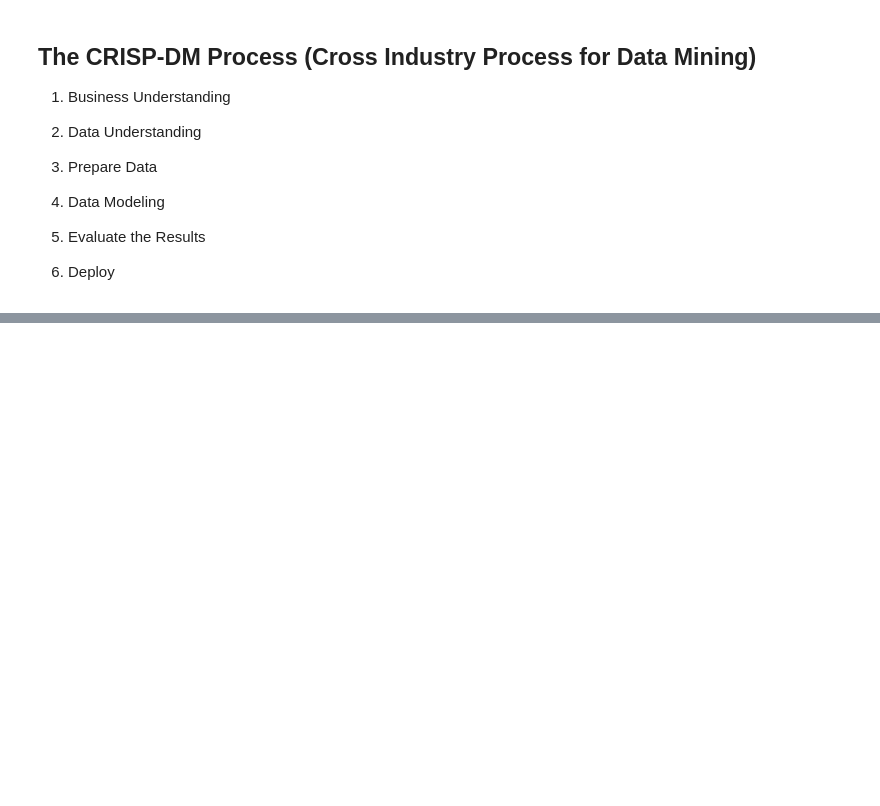
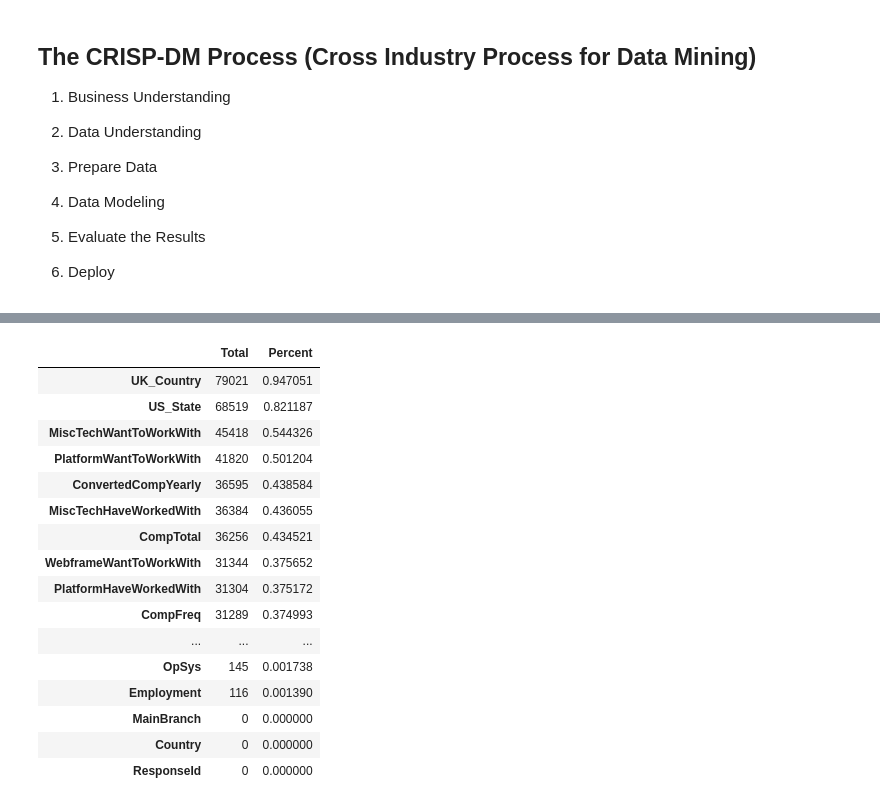
Before and after one commit to JosephArcila/Differences-from-Top-Data-Scientists, a Jupyter notebook: Untitled.ipynb, the cells around one changed output, grey strips where cells are left out. Drawn from its saved outputs; the diff is of its cells as text; code cells hidden in the pictures; blank space fills up the shorter version.

```diff
--- a/Untitled.ipynb
+++ b/Untitled.ipynb
@@ -276,0 +93,24 @@ jp_em = survey_results_public.loc[(survey_results_public['Country'] == 'Japan')
+# %%
+#missing data
+total = stackover.isnull().sum().sort_values(ascending=False)
+percent = (stackover.isnull().sum()/stackover.isnull().count()).sort_values(ascending=False)
+missing_data = pd.concat([total, percent], axis=1, keys=['Total', 'Percent'])
+missing_data
+# %% [output]
+|  | Total | Percent |
+| UK_Country | 79021 | 0.947051 |
+| US_State | 68519 | 0.821187 |
+| MiscTechWantToWorkWith | 45418 | 0.544326 |
+| PlatformWantToWorkWith | 41820 | 0.501204 |
+| ConvertedCompYearly | 36595 | 0.438584 |
+| MiscTechHaveWorkedWith | 36384 | 0.436055 |
+| CompTotal | 36256 | 0.434521 |
+| WebframeWantToWorkWith | 31344 | 0.375652 |
+| PlatformHaveWorkedWith | 31304 | 0.375172 |
+| CompFreq | 31289 | 0.374993 |
+| ... | ... | ... |
+| OpSys | 145 | 0.001738 |
+| Employment | 116 | 0.001390 |
+| MainBranch | 0 | 0.000000 |
+| Country | 0 | 0.000000 |
+| ResponseId | 0 | 0.000000 |
```
Also changed, not shown: parts of 68 cells of this notebook, 4 other files.
